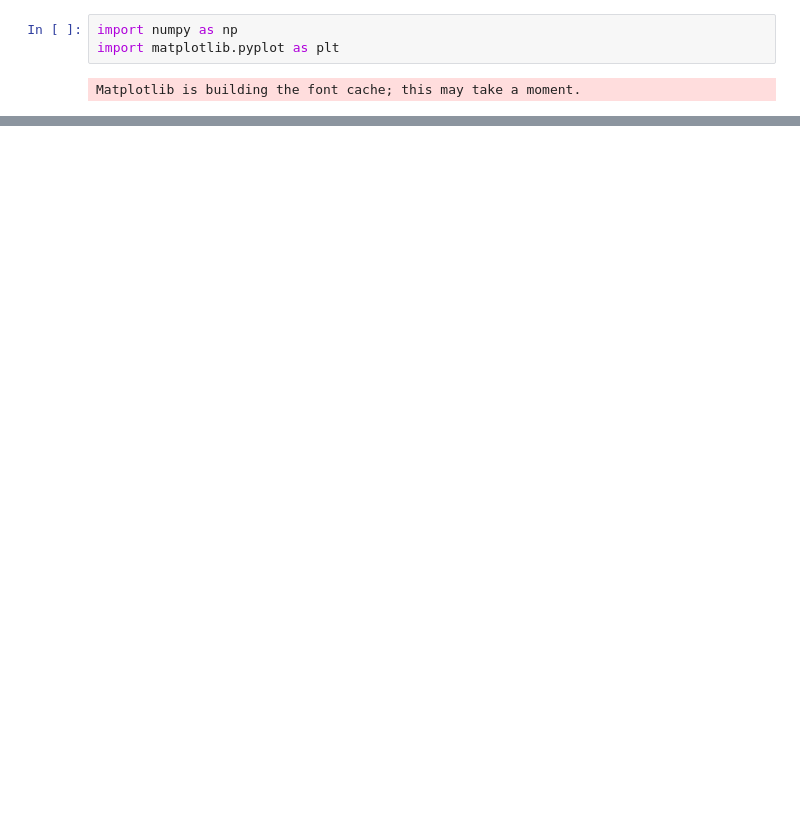
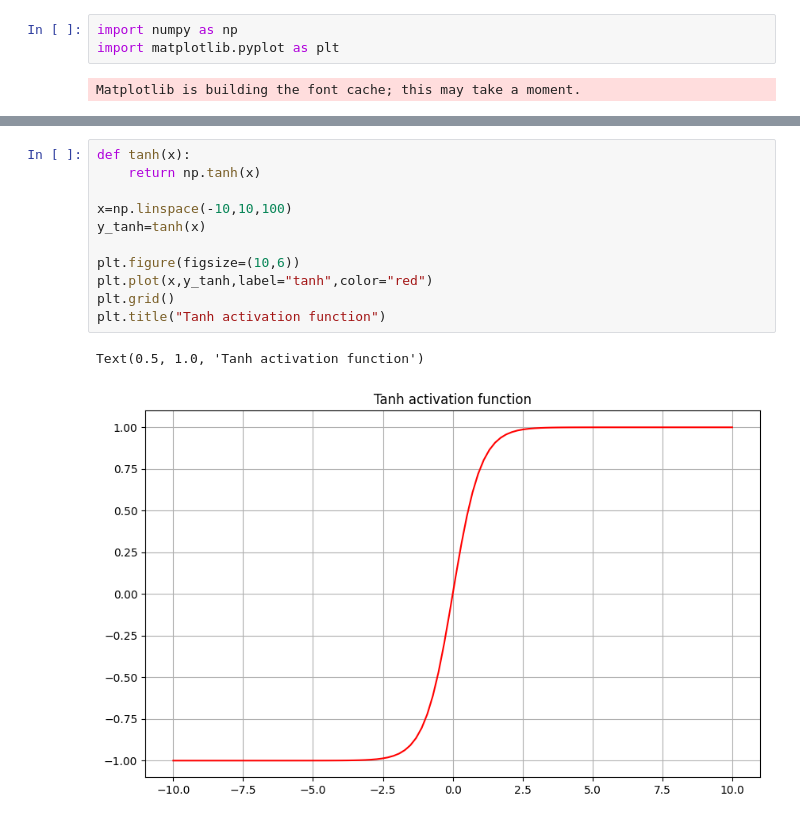
Before and after one commit to sevenweeks-07/NLP, a Jupyter notebook: deep_neural_nets.ipynb, the cells around one changed output, grey strips where cells are left out. Cells and saved outputs as stored; diff of their text form; blank space fills up the shorter version.

```diff
--- a/deep_neural_nets.ipynb
+++ b/deep_neural_nets.ipynb
@@ -18,0 +20,14 @@ Text(0.5, 1.0, 'Sigmoid activation function')
+# %%
+def tanh(x):
+    return np.tanh(x)
+
+x=np.linspace(-10,10,100)
+y_tanh=tanh(x)
+
+plt.figure(figsize=(10,6))
+plt.plot(x,y_tanh,label="tanh",color="red")
+plt.grid()
+plt.title("Tanh activation function")
+# %% [output]
+Text(0.5, 1.0, 'Tanh activation function')
+[figure, added]
```
Also changed, not shown: parts of 4 cells of this notebook.
